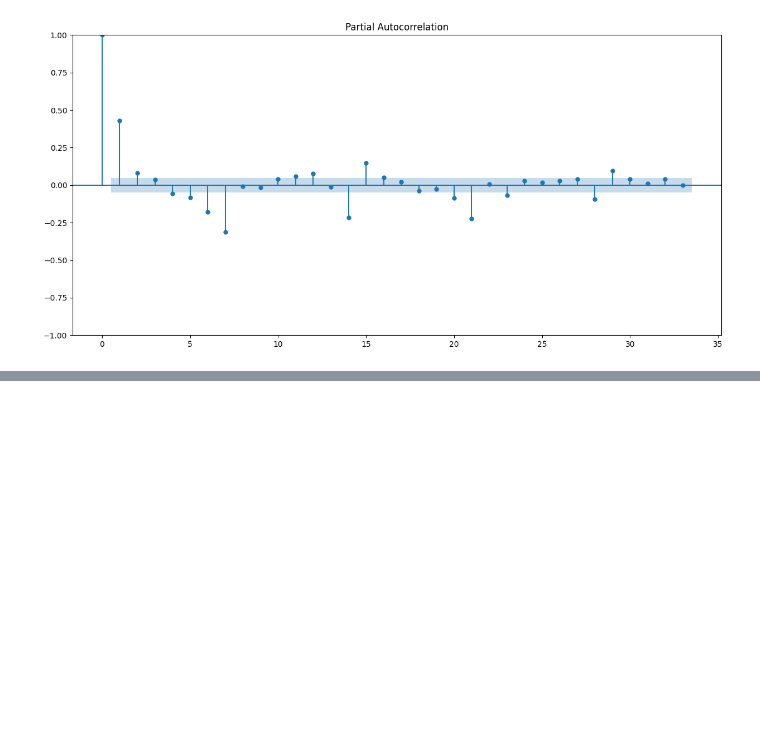
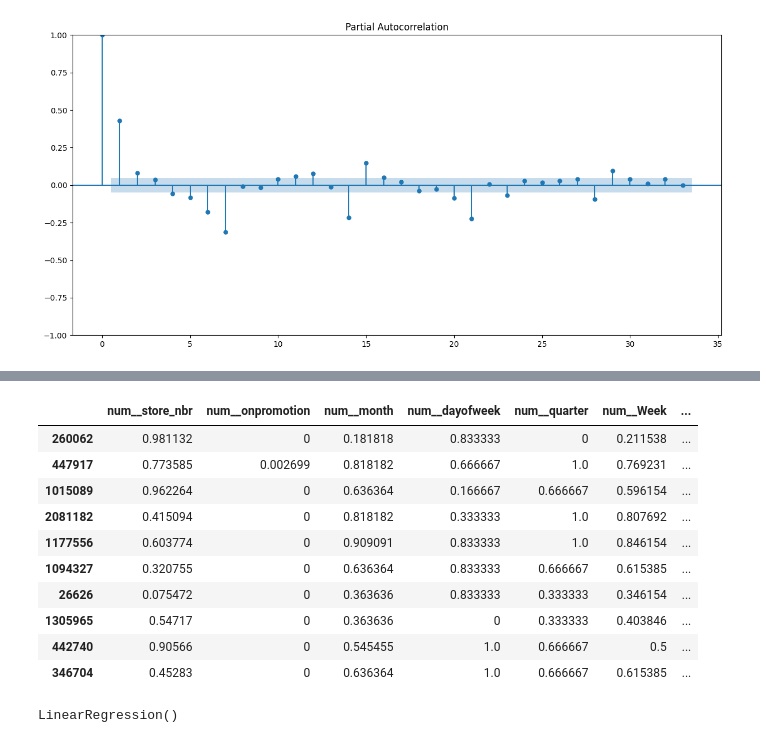
Before and after one commit to Njuraita/Time-Series-Regression-Analysis-Corporation-Favorita-, a Jupyter notebook: Notebooks/main.ipynb, the cells around one changed output, grey strips where cells are left out. Saved outputs shown, nothing was run; the diff lists cells and outputs as text; code cells hidden in the pictures; blank space fills up the shorter version.

```diff
--- a/Notebooks/main.ipynb
+++ b/Notebooks/main.ipynb
@@ -1927,0 +2131,4 @@ arima_model = auto_arima(
+# %%
+# Identify numeric and non-numeric columns
+num_cols = X_train_ml.select_dtypes(include=[np.number]).columns.tolist()
+cat_cols = X_train_ml.select_dtypes(exclude=[np.number]).columns.tolist()
@@ -1927,0 +2161,23 @@ arima_model = auto_arima(
+# %%
+# Define transformers for numerical and categorical columns
+numerical_transformer = Pipeline(steps=[
+    ('scaler', MinMaxScaler())
+])
+
+categorical_transformer = Pipeline(steps=[
+    ('encoder', OneHotEncoder(handle_unknown='ignore'))
+])
+
+# Combine transformers using ColumnTransformer
+preprocessor = ColumnTransformer(
+    transformers=[
+        ('num', numerical_transformer, num_cols),
+        ('cat', categorical_transformer, cat_cols)
+    ],
+    remainder='drop'  # Drop any columns not specified in numerical_cols or categorical_cols
+)
+
+# Create the pipeline
+pipeline = Pipeline(steps=[
+    ('preprocessor', preprocessor)
+])
@@ -1927,0 +2213,29 @@ arima_model = auto_arima(
+# %%
+# Get feature names from preprocessor
+feature_names = preprocessor.get_feature_names_out()
+
+pd.set_option('display.max_columns', None)
+# Convert the sparse matrix to a DataFrame
+X_train_processed_df = pd.DataFrame.sparse.from_spmatrix(X_train_processed, columns=feature_names).reset_index(drop=True)
+
+# Display the DataFrame
+
+X_train_processed_df.sample(10)
+# %% [output]
+|  | num__store_nbr | num__onpromotion | num__month | num__dayofweek | num__quarter | num__Week | ... |
+| 260062 | 0.981132 | 0 | 0.181818 | 0.833333 | 0 | 0.211538 | ... |
+| 447917 | 0.773585 | 0.002699 | 0.818182 | 0.666667 | 1.0 | 0.769231 | ... |
+| 1015089 | 0.962264 | 0 | 0.636364 | 0.166667 | 0.666667 | 0.596154 | ... |
+| 2081182 | 0.415094 | 0 | 0.818182 | 0.333333 | 1.0 | 0.807692 | ... |
+| 1177556 | 0.603774 | 0 | 0.909091 | 0.833333 | 1.0 | 0.846154 | ... |
+| 1094327 | 0.320755 | 0 | 0.636364 | 0.833333 | 0.666667 | 0.615385 | ... |
+| 26626 | 0.075472 | 0 | 0.363636 | 0.833333 | 0.333333 | 0.346154 | ... |
+| 1305965 | 0.54717 | 0 | 0.363636 | 0 | 0.333333 | 0.403846 | ... |
+| 442740 | 0.90566 | 0 | 0.545455 | 1.0 | 0.666667 | 0.5 | ... |
+| 346704 | 0.45283 | 0 | 0.636364 | 1.0 | 0.666667 | 0.615385 | ... |
+# %%
+# fit data into the models
+
+model_lr.fit(X_train_processed, y_train_ml)
+# %% [output]
+LinearRegression()
```
Also changed, not shown: parts of 34 cells of this notebook.
